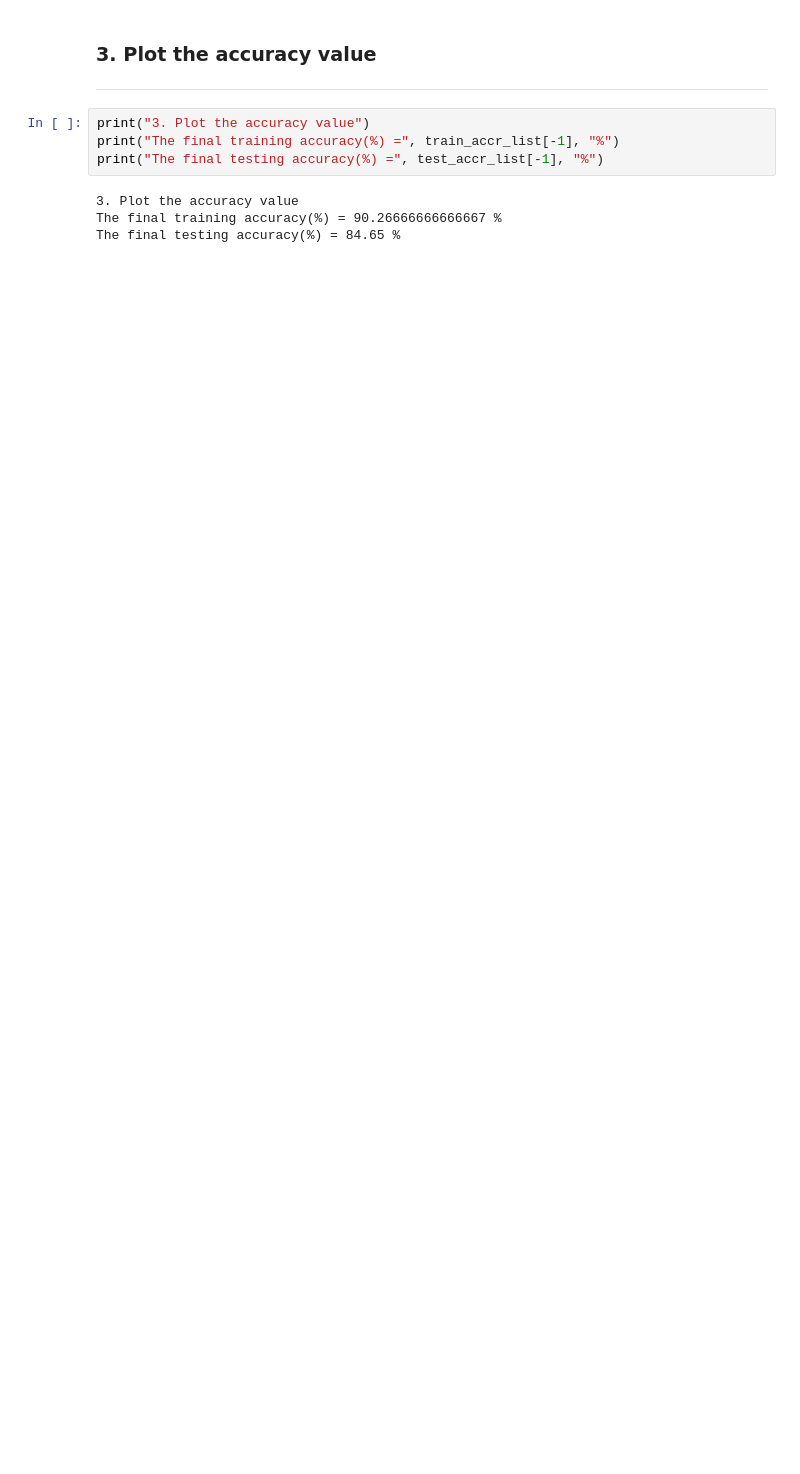
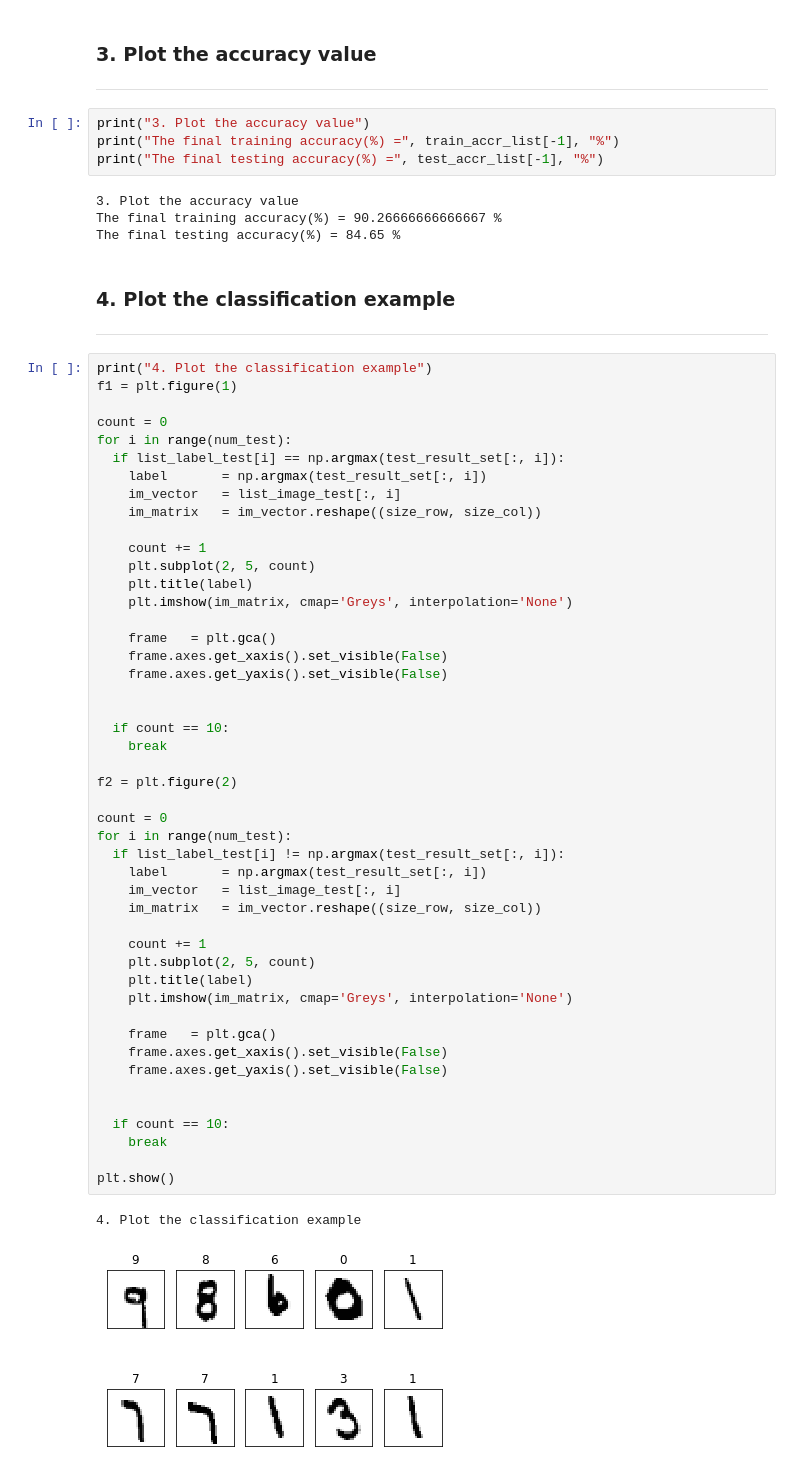
Before and after one commit to Reichidad/Machine-Learning-2020-Spring-Class, a Jupyter notebook: assignment09.ipynb, the cells around one changed output. Saved outputs shown, nothing was run; the diff lists cells and outputs as text; blank space fills up the shorter version.

Commit message:
Submission 4. Plot the classification example Done

```diff
--- a/assignment09.ipynb
+++ b/assignment09.ipynb
@@ -229,3 +229,56 @@ print("The final testing accuracy(%) =", test_accr_list[-1], "%")
 3. Plot the accuracy value
 The final training accuracy(%) = 90.26666666666667 %
 The final testing accuracy(%) = 84.65 %
+# %% [markdown]
+### 4. Plot the classification example
+___
+# %%
+print("4. Plot the classification example")
+f1 = plt.figure(1)
+
+count = 0
+for i in range(num_test):
+  if list_label_test[i] == np.argmax(test_result_set[:, i]):
+    label       = np.argmax(test_result_set[:, i])
+    im_vector   = list_image_test[:, i]
+    im_matrix   = im_vector.reshape((size_row, size_col))
+
+    count += 1
+    plt.subplot(2, 5, count)
+    plt.title(label)
+    plt.imshow(im_matrix, cmap='Greys', interpolation='None')
+
+    frame   = plt.gca()
+    frame.axes.get_xaxis().set_visible(False)
+    frame.axes.get_yaxis().set_visible(False)
+
+
+  if count == 10:
+    break
+
+f2 = plt.figure(2)
+
+count = 0
+for i in range(num_test):
+  if list_label_test[i] != np.argmax(test_result_set[:, i]):
+    label       = np.argmax(test_result_set[:, i])
+    im_vector   = list_image_test[:, i]
+    im_matrix   = im_vector.reshape((size_row, size_col))
+
+    count += 1
+    plt.subplot(2, 5, count)
+    plt.title(label)
+    plt.imshow(im_matrix, cmap='Greys', interpolation='None')
+
+    frame   = plt.gca()
+    frame.axes.get_xaxis().set_visible(False)
+    frame.axes.get_yaxis().set_visible(False)
+
+
+  if count == 10:
+    break
+
+plt.show()
+# %% [output]
+4. Plot the classification example
+[figure, added]
```
Also changed, not shown: parts of 1 cell of this notebook.
